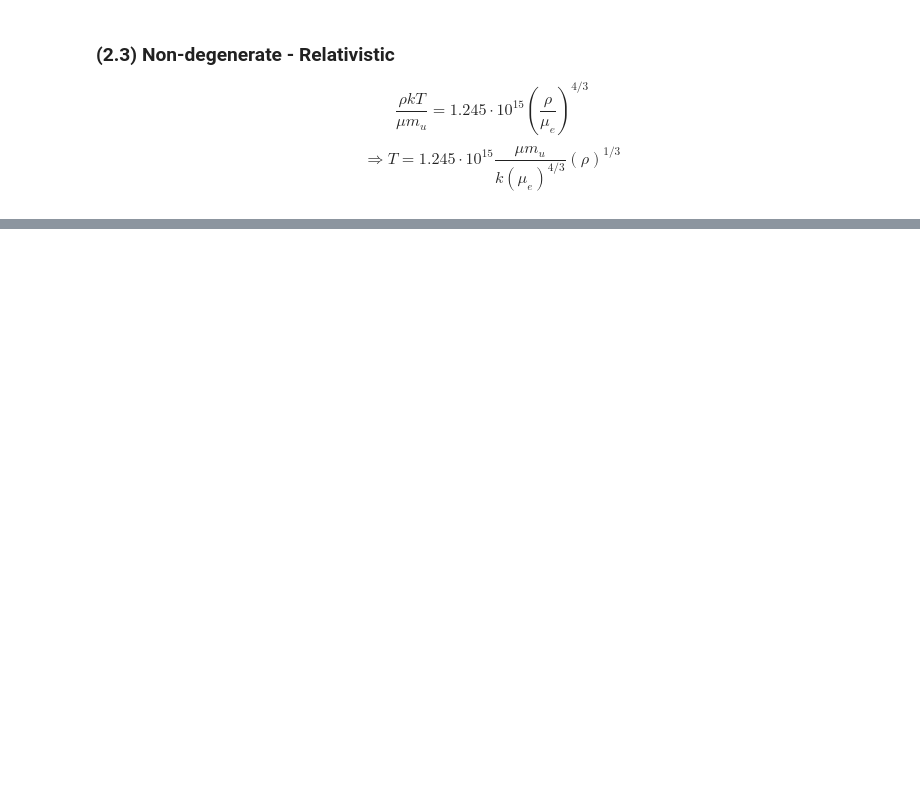
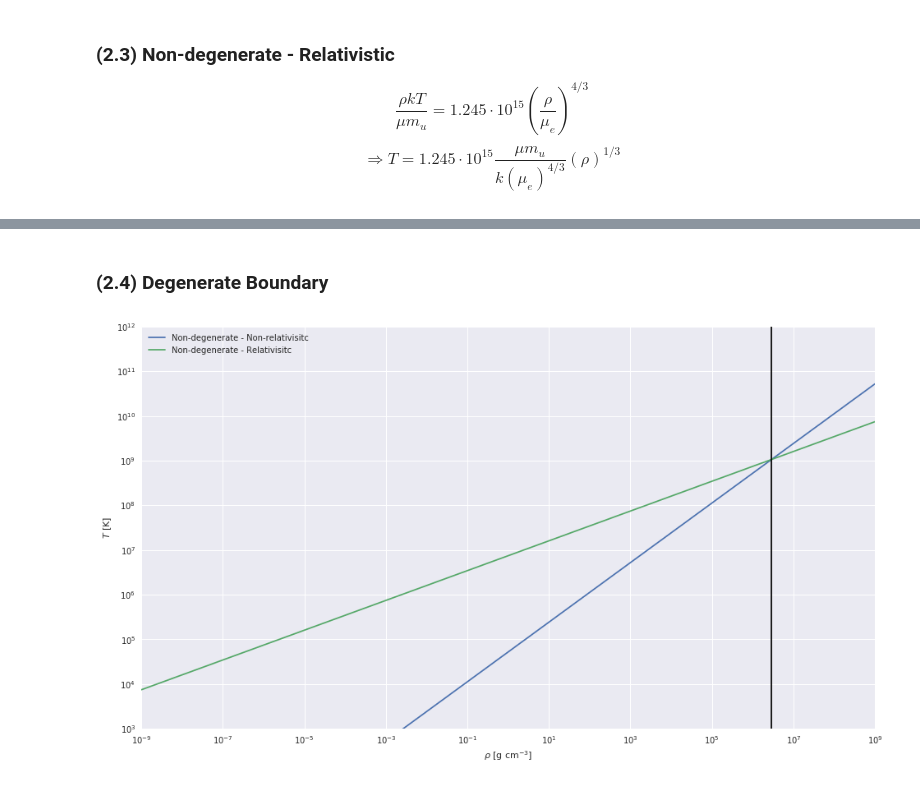
Before and after one commit to kaimibk/School, a Jupyter notebook: ASTR_423/A7/A7.ipynb, the cells around one changed output, grey strips where cells are left out. Saved outputs shown, nothing was run; the diff lists cells and outputs as text; code cells hidden in the pictures; blank space fills up the shorter version.

```diff
--- a/ASTR_423/A7/A7.ipynb
+++ b/ASTR_423/A7/A7.ipynb
@@ -144,0 +149,24 @@ plt.show()
+# %% [markdown]
+### (2.4) Degenerate Boundary
+# %%
+fig, ax = plt.subplots(1, figsize=(16,9))
+
+
+for T in [T_2, T_3]:
+    ax.plot(rhos, T, label=T.__name__)
+boundary = rhos.value[np.isclose(np.log10(T_2.value), np.log10(T_3.value), rtol=0.0001)]
+ax.axvline(boundary, c='k')
+
+ax.set_xlabel(r'$\rho$ [g cm$^{-3}$]')
+ax.set_xscale('log')
+ax.set_ylabel(r'$T$ [K]')
+ax.set_yscale('log')
+
+
+ax.set_ylim(10**3, 10**12)
+ax.set_xlim(10**-9, 10**9)
+
+plt.legend()
+plt.show()
+# %% [output]
+[figure, added]
```
Also changed, not shown: parts of 10 cells of this notebook.
